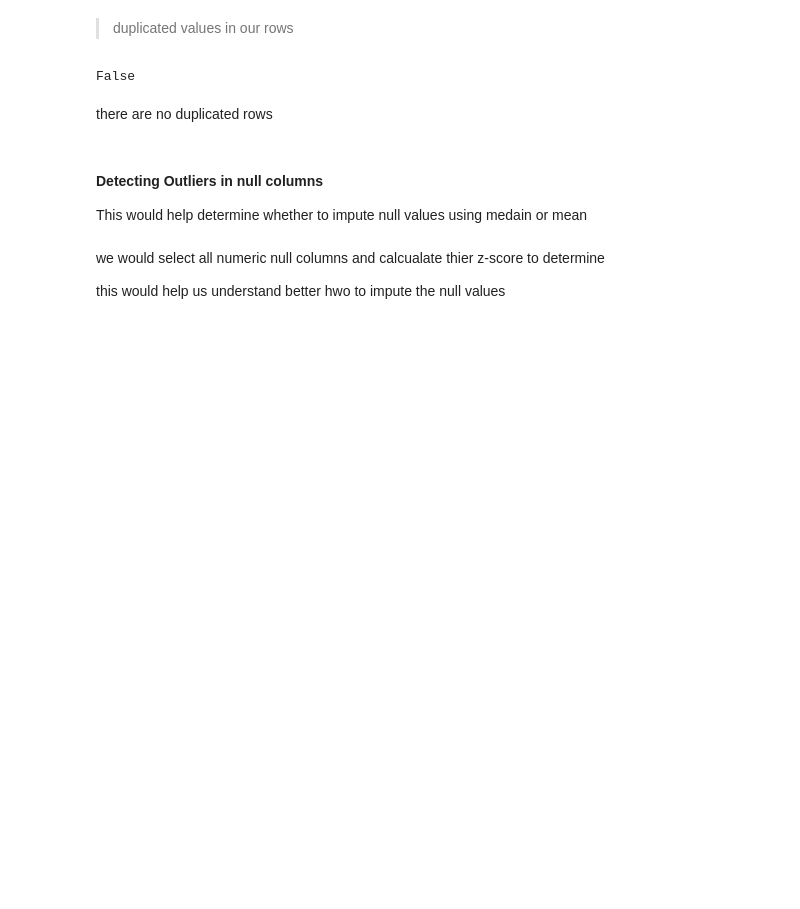
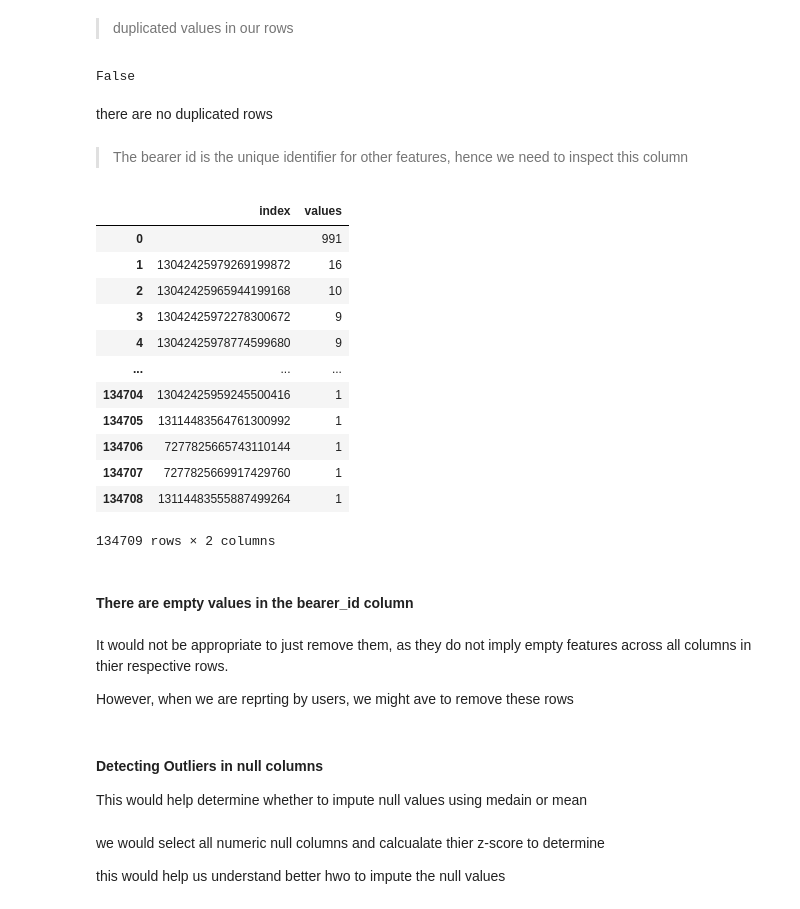
Before and after one commit to Patrick5455/tellco_user_analytics, a Jupyter notebook: analyis/data_wrangling.ipynb, the cells around one changed output. Drawn from its saved outputs; the diff is of its cells as text; code cells hidden in the pictures; blank space fills up the shorter version.

```diff
--- a/analyis/data_wrangling.ipynb
+++ b/analyis/data_wrangling.ipynb
@@ -129,3 +129,5 @@ data.duplicated().any()
 False
 # %% [markdown]
 there are no duplicated rows
+# %% [markdown]
+> The bearer id is the unique identifier for other features, hence we need to inspect this column
@@ -132,3 +136,25 @@ there are no duplicated rows
+# %%
+pd.Series(data['Bearer Id'].value_counts()).reset_index(name='values')
+# %% [output]
+|  | index | values |
+| 0 |  | 991 |
+| 1 | 13042425979269199872 | 16 |
+| 2 | 13042425965944199168 | 10 |
+| 3 | 13042425972278300672 | 9 |
+| 4 | 13042425978774599680 | 9 |
+| ... | ... | ... |
+| 134704 | 13042425959245500416 | 1 |
+| 134705 | 13114483564761300992 | 1 |
+| 134706 | 7277825665743110144 | 1 |
+| 134707 | 7277825669917429760 | 1 |
+| 134708 | 13114483555887499264 | 1 |
+134709 rows × 2 columns
+# %% [markdown]
+#### There are empty values in the bearer_id column
+# %% [markdown]
+It would not be appropriate to just remove them, as they do not imply empty features across all columns in thier respective rows.
+
+However, when we are reprting by users, we might ave to remove these rows
 # %% [markdown]
 #### Detecting Outliers in null columns
 
```
Also changed, not shown: parts of 2 cells of this notebook, 1 other file.
